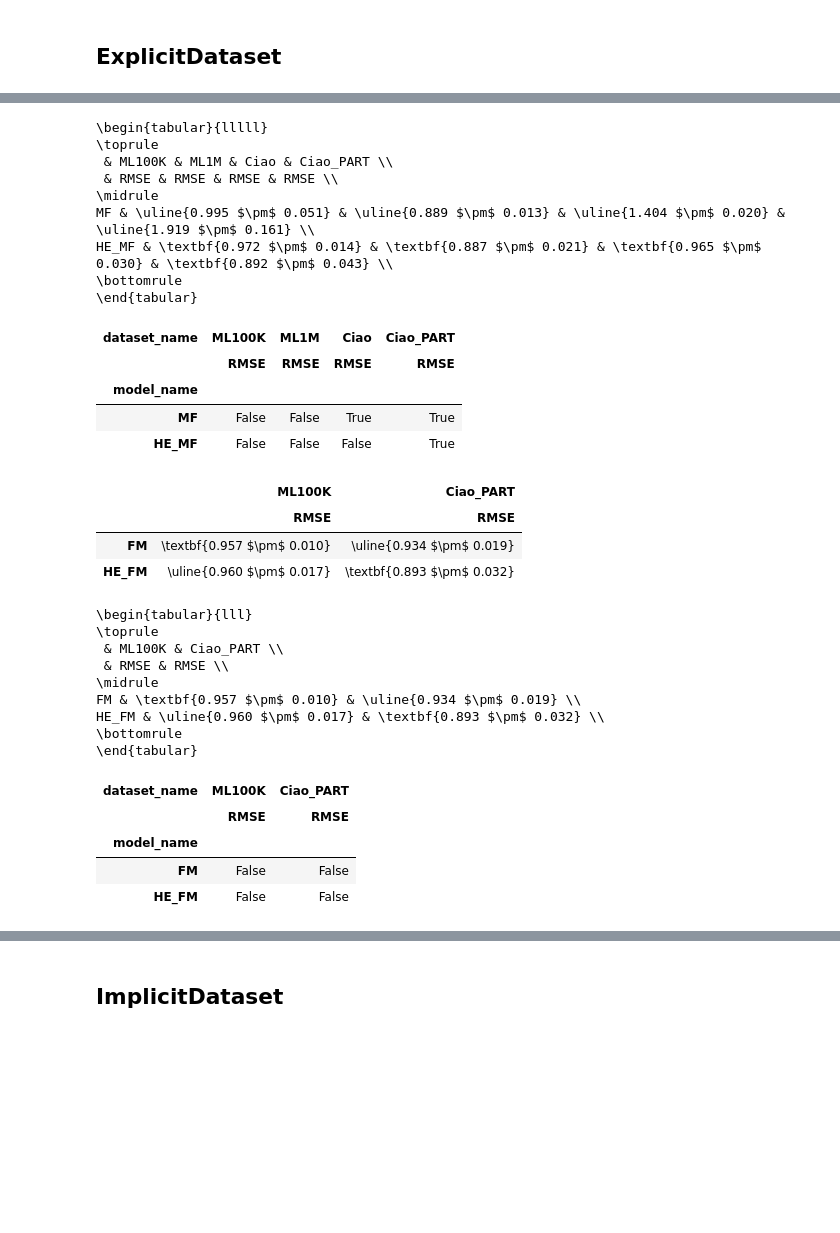
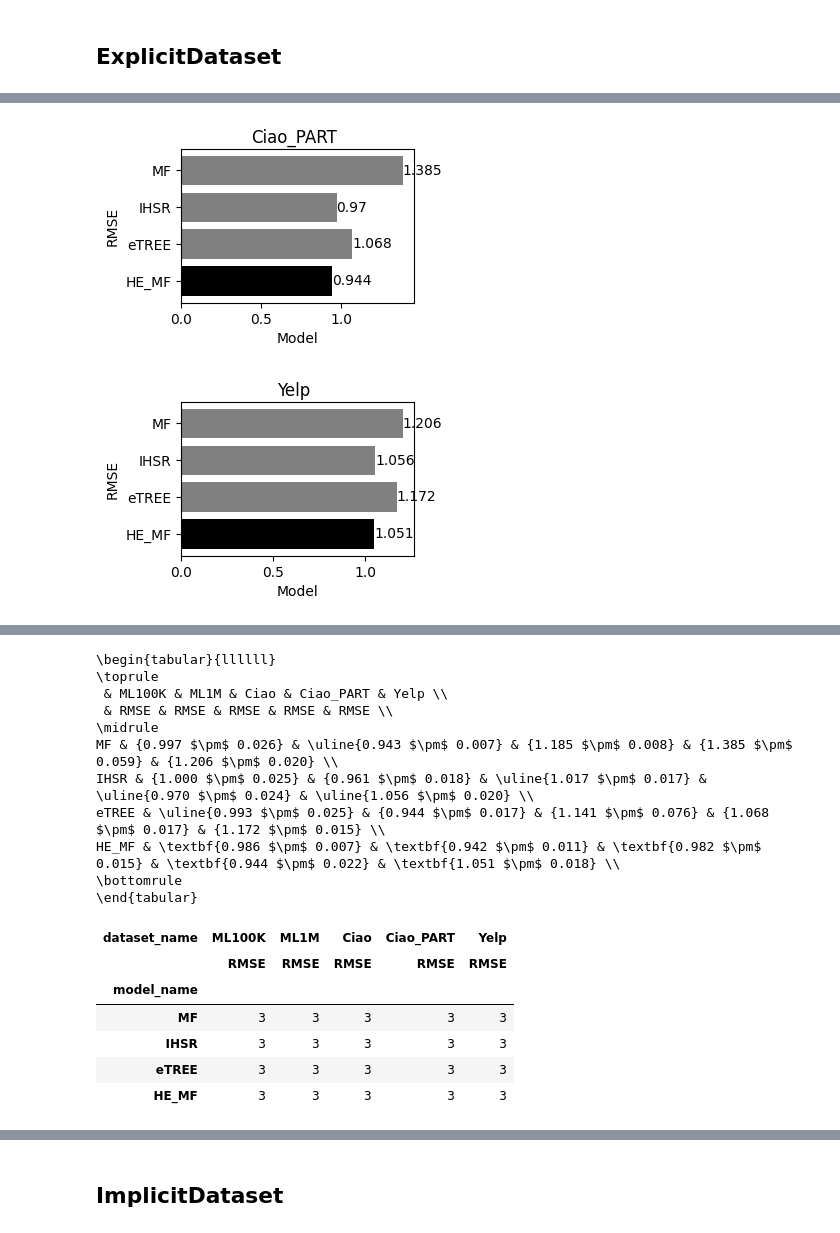
Before and after one commit to KaiSugahara/HERec, a Jupyter notebook: notebook/02_totallingTestResults.ipynb, the cells around one changed output, grey strips where cells are left out. Saved outputs shown, nothing was run; the diff lists cells and outputs as text; code cells hidden in the pictures; blank space fills up the shorter version.

```diff
--- a/notebook/02_totallingTestResults.ipynb
+++ b/notebook/02_totallingTestResults.ipynb
@@ -68,6 +68,9 @@ def getTestResults( datasetNameList, modelNameList, seedList, metricMap ):
     ).select(
         [pl.all().exclude("^metrics(.*?)$")] + [pl.col(f"metrics.{old_name}").alias(new_name) for old_name, new_name in metricMap.items()]
     )
+
+    if "RMSE" in df_TARGET.columns:
+        df_TARGET = df_TARGET.with_columns( np.sqrt(pl.col("RMSE")) )
 
     df_MEAN = df_TARGET.to_pandas().groupby(["dataset_name", "model_name"]).mean().reset_index()
     df_MEAN = df_MEAN.pivot_table( values=metricMap.values(), index="model_name", columns="dataset_name" ).swaplevel(axis=1)
@@ -134,9 +99,9 @@ def bar_visualize( df_MEAN, df_COUNT ):
 
     for (datasetName, metricName), modelName in df_MEAN.T.iterrows():
 
-        fig, ax = plt.subplots( figsize=(4, 3) )
+        fig, ax = plt.subplots( figsize=(3, 2) )
 
-        labels = modelName.index[::-1] + " (" + df_COUNT[(datasetName, metricName)].values[::-1].astype(str) + ")"
+        labels = modelName.index[::-1]
         values = modelName.values[::-1]
         bar = ax.barh( labels, values, color=np.where(modelName.index.str.contains("HE")[::-1], "black", "gray") )
         ax.bar_label(bar, labels=values.round(3))
@@ -150,9 +153,9 @@ def to_latex( df_MEAN, df_STD, ascending=True ):
 
     df_PREFIX = np.where( df_MEAN.rank(axis=0, ascending=ascending) == 1, "\\textbf{", "{" )
     df_PREFIX = np.where( df_MEAN.rank(axis=0, ascending=ascending) == 2, "\\uline{", df_PREFIX )
-    df_PREFIX = np.where( df_MEAN.rank(axis=0, ascending=ascending) == 3, "\\dashuline{", df_PREFIX )
+    # df_PREFIX = np.where( df_MEAN.rank(axis=0, ascending=ascending) == 3, "\\dashuline{", df_PREFIX )
     df_SUFFIX = np.where( df_MEAN.rank(axis=0, ascending=ascending) == 1, "}", "}" )
-    df_LATEX = df_PREFIX + df_MEAN.map( lambda s: '{:.3f}'.format(s) ) + " $\pm$ " + df_STD.map( lambda s: '{:.3f}'.format(s) ) + df_SUFFIX
+    df_LATEX = df_PREFIX + df_MEAN.applymap( lambda s: '{:.3f}'.format(s) ) + " $\pm$ " + df_STD.applymap( lambda s: '{:.3f}'.format(s) ) + df_SUFFIX
     df_LATEX.index.name = None
     df_LATEX.columns.names = (None, None)
 
@@ -162,15 +165,13 @@ def to_latex( df_MEAN, df_STD, ascending=True ):
 ## ExplicitDataset
 # %%
 df_MEAN, df_STD, df_COUNT, df_STATS = getTestResults(
-
-    datasetNameList = ["ML100K", "ML1M", "Ciao", "Ciao_PART"],
-    modelNameList = ["MF", "HE_MF"],
+    datasetNameList = ["ML100K", "ML1M", "Ciao", "Ciao_PART", "Yelp"],
+    modelNameList = ["MF", "IHSR", "eTREE", "HE_MF"],
     seedList = range(3),
     metricMap = {"VALID_LOSS": "RMSE"},
-
 )
 
-# bar_visualize( df_MEAN, df_COUNT )
+bar_visualize( df_MEAN, df_COUNT )
 to_latex( df_MEAN, df_STD )
-display(df_STATS < 0.05)
+display(df_COUNT)
 # %% [output]
@@ -176,0 +181,2 @@ display(df_STATS < 0.05)
+[figure, added]
+[figure, added]
@@ -181,46 +189,18 @@ display(df_STATS < 0.05)
-\begin{tabular}{lllll}
+\begin{tabular}{llllll}
 \toprule
- & ML100K & ML1M & Ciao & Ciao_PART \\
- & RMSE & RMSE & RMSE & RMSE \\
+ & ML100K & ML1M & Ciao & Ciao_PART & Yelp \\
+ & RMSE & RMSE & RMSE & RMSE & RMSE \\
 \midrule
-MF & \uline{0.995 $\pm$ 0.051} & \uline{0.889 $\pm$ 0.013} & \uline{1.404 $\pm$ 0.020} & \uline{1.919 $\pm$ 0.161} \\
-HE_MF & \textbf{0.972 $\pm$ 0.014} & \textbf{0.887 $\pm$ 0.021} & \textbf{0.965 $\pm$ 0.030} & \textbf{0.892 $\pm$ 0.043} \\
+MF & {0.997 $\pm$ 0.026} & \uline{0.943 $\pm$ 0.007} & {1.185 $\pm$ 0.008} & {1.385 $\pm$ 0.059} & {1.206 $\pm$ 0.020} \\
+IHSR & {1.000 $\pm$ 0.025} & {0.961 $\pm$ 0.018} & \uline{1.017 $\pm$ 0.017} & \uline{0.970 $\pm$ 0.024} & \uline{1.056 $\pm$ 0.020} \\
+eTREE & \uline{0.993 $\pm$ 0.025} & {0.944 $\pm$ 0.017} & {1.141 $\pm$ 0.076} & {1.068 $\pm$ 0.017} & {1.172 $\pm$ 0.015} \\
+HE_MF & \textbf{0.986 $\pm$ 0.007} & \textbf{0.942 $\pm$ 0.011} & \textbf{0.982 $\pm$ 0.015} & \textbf{0.944 $\pm$ 0.022} & \textbf{1.051 $\pm$ 0.018} \\
 \bottomrule
 \end{tabular}
-| dataset_name | ML100K | ML1M | Ciao | Ciao_PART |
-|  | RMSE | RMSE | RMSE | RMSE |
-| model_name |  |  |  |  |
-| MF | False | False | True | True |
-| HE_MF | False | False | False | True |
+| dataset_name | ML100K | ML1M | Ciao | Ciao_PART | Yelp |
+|  | RMSE | RMSE | RMSE | RMSE | RMSE |
+| model_name |  |  |  |  |  |
+| MF | 3 | 3 | 3 | 3 | 3 |
+| IHSR | 3 | 3 | 3 | 3 | 3 |
+| eTREE | 3 | 3 | 3 | 3 | 3 |
+| HE_MF | 3 | 3 | 3 | 3 | 3 |
-# %%
-df_MEAN, df_STD, df_COUNT, df_STATS = getTestResults(
-
-    datasetNameList = ["ML100K", "Ciao_PART"],
-    modelNameList = ["FM", "HE_FM"],
-    seedList = range(3),
-    metricMap = {"VALID_LOSS": "RMSE"},
-
-)
-
-# bar_visualize( df_MEAN, df_COUNT )
-to_latex( df_MEAN, df_STD )
-display(df_STATS < 0.05)
-# %% [output]
-|  | ML100K | Ciao_PART |
-|  | RMSE | RMSE |
-| FM | \textbf{0.957 $\pm$ 0.010} | \uline{0.934 $\pm$ 0.019} |
-| HE_FM | \uline{0.960 $\pm$ 0.017} | \textbf{0.893 $\pm$ 0.032} |
-\begin{tabular}{lll}
-\toprule
- & ML100K & Ciao_PART \\
- & RMSE & RMSE \\
-\midrule
-FM & \textbf{0.957 $\pm$ 0.010} & \uline{0.934 $\pm$ 0.019} \\
-HE_FM & \uline{0.960 $\pm$ 0.017} & \textbf{0.893 $\pm$ 0.032} \\
-\bottomrule
-\end{tabular}
-| dataset_name | ML100K | Ciao_PART |
-|  | RMSE | RMSE |
-| model_name |  |  |
-| FM | False | False |
-| HE_FM | False | False |
```
Also changed, not shown: parts of 11 cells of this notebook.
